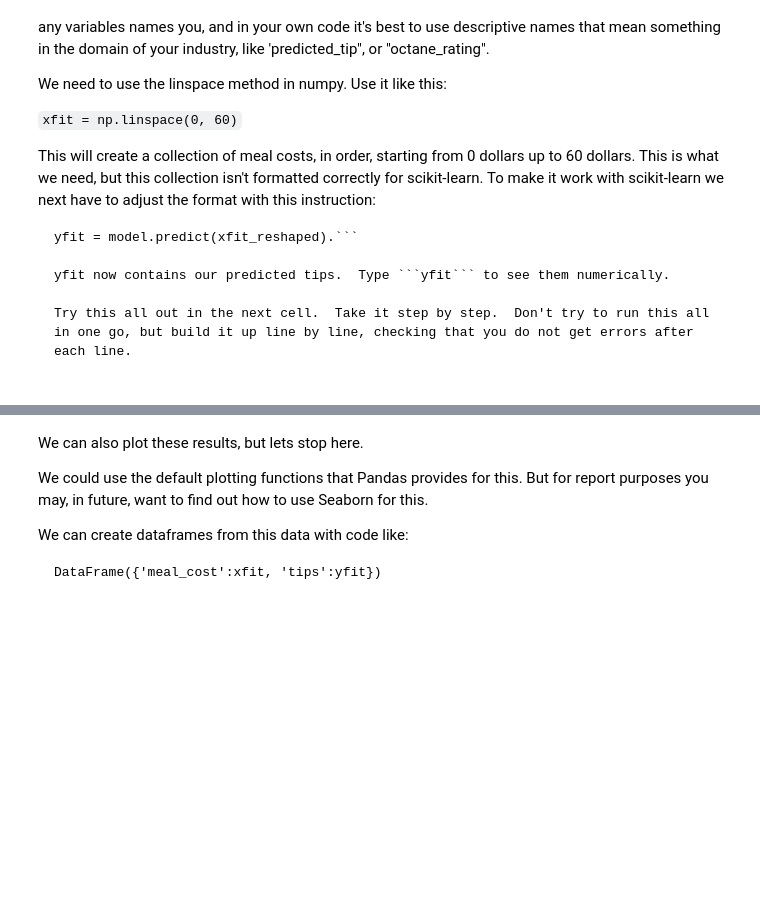
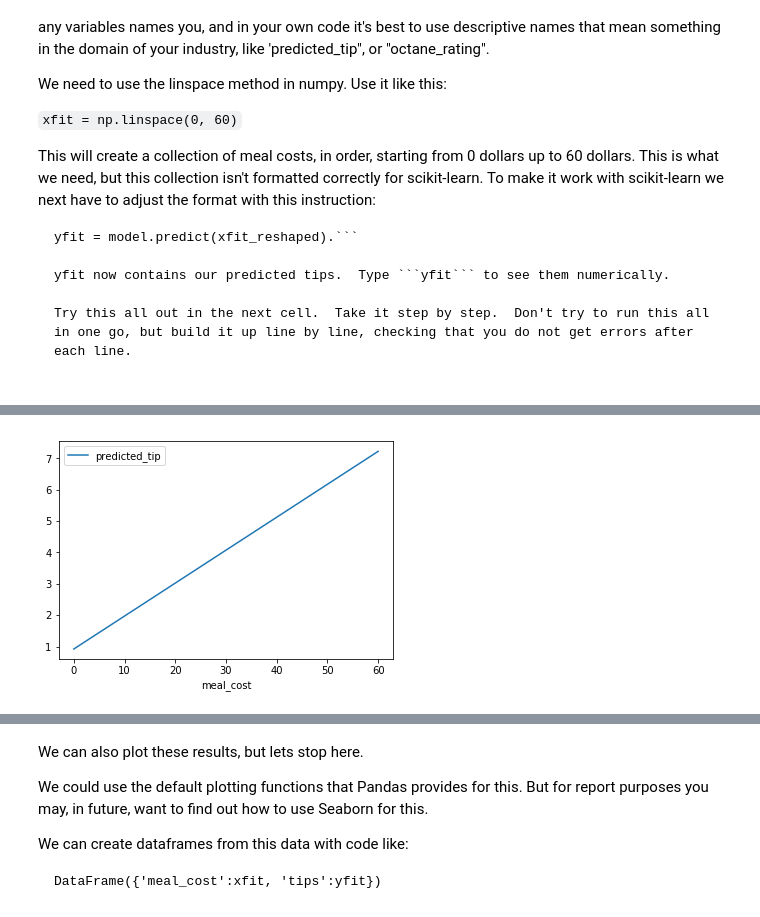
Before and after one commit to core-skills/05-simple-predictions, a Jupyter notebook: notebooks/session1and2.ipynb, the cells around one changed output, grey strips where cells are left out. Cells and saved outputs as stored; diff of their text form; code cells hidden in the pictures; blank space fills up the shorter version.

````diff
--- a/notebooks/session1and2.ipynb
+++ b/notebooks/session1and2.ipynb
@@ -76,3 +127,6 @@ Now create an "instance" of the LinearRegression class.  We can do it like this:
 To check that this has worked look at the model object after it's created.  It should tell you about some of its settings.
 
 ```model```
+# %%
+model = LinearRegression(fit_intercept=True)
+model
@@ -84,3 +140,8 @@ These settings are also called hyperparameters.  We'll encounter hyperparameters
 Search on the Internet for this.  I know that Stack Overflow will be helpful.  You will need to look at the column names in the dataframe to find the names of the two columns that are important to us.  Do this in the next cell.
 
 The notation is a bit strange!  The two pairs of "[ ]" as "[[ ]]" that you will see is correct.
+# %%
+x = tips[['total_bill']]
+y = tips[['tip']]
+model.fit(x, y)
+model.coef_
@@ -128,0 +239,10 @@ Try this all out in the next cell.  Take it step by step.  Don't try to run this
+# %%
+import pandas as pd
+import numpy as np
+df = pd.DataFrame({'meal_cost': np.linspace(0, 60)})
+# %%
+df['predicted_tip'] = model.predict(df)
+# %%
+ax = df.plot('meal_cost', 'predicted_tip')
+# %% [output]
+[figure, added]
````
Also changed, not shown: parts of 18 cells of this notebook.
